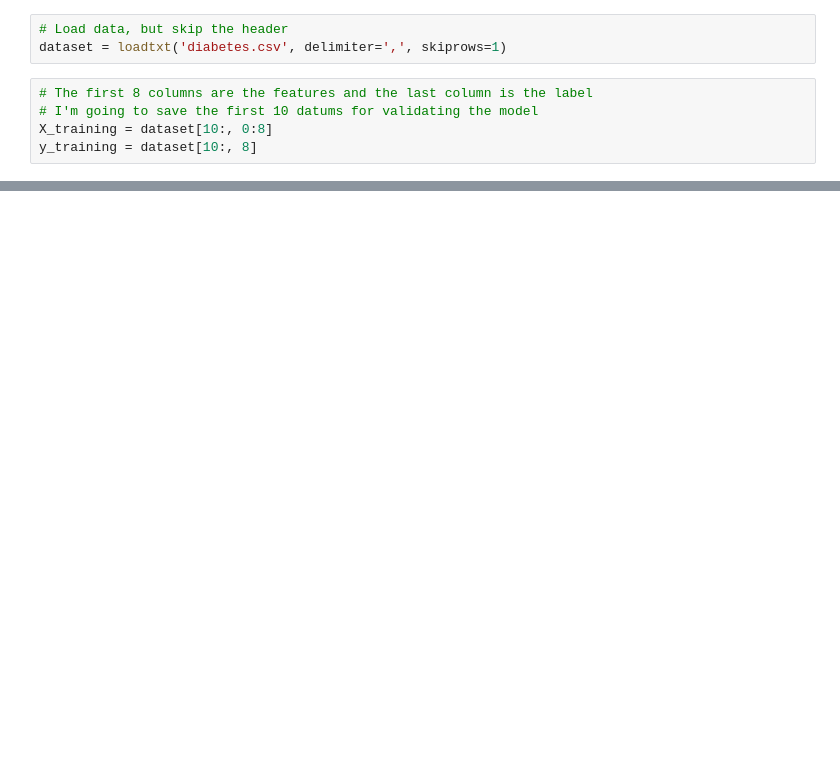
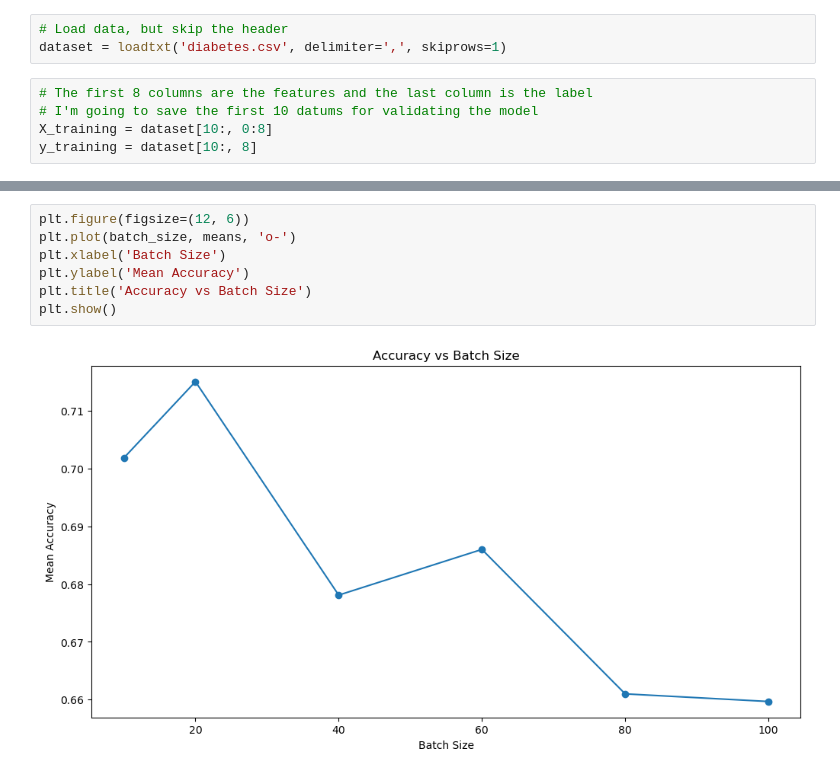
Before and after one commit to JTxCo/Machine-Learning, a Jupyter notebook: HW/1-HW/diabetes_neural_network.ipynb, the cells around one changed output, grey strips where cells are left out. Cells and saved outputs as stored; diff of their text form; blank space fills up the shorter version.

```diff
--- a/HW/1-HW/diabetes_neural_network.ipynb
+++ b/HW/1-HW/diabetes_neural_network.ipynb
@@ -31,3 +138,12 @@ neural_network.compile(loss='binary_crossentropy', optimizer='adam', metrics=['a
+# %%
+plt.figure(figsize=(12, 6))
+plt.plot(batch_size, means, 'o-')
+plt.xlabel('Batch Size')
+plt.ylabel('Mean Accuracy')
+plt.title('Accuracy vs Batch Size')
+plt.show()
+# %% [output]
+[figure, added]
 # %%
 # Train the network
 history = neural_network.fit(X_training, y_training, epochs=150, batch_size=10)
```
Also changed, not shown: parts of 17 cells of this notebook, 12 other files.
